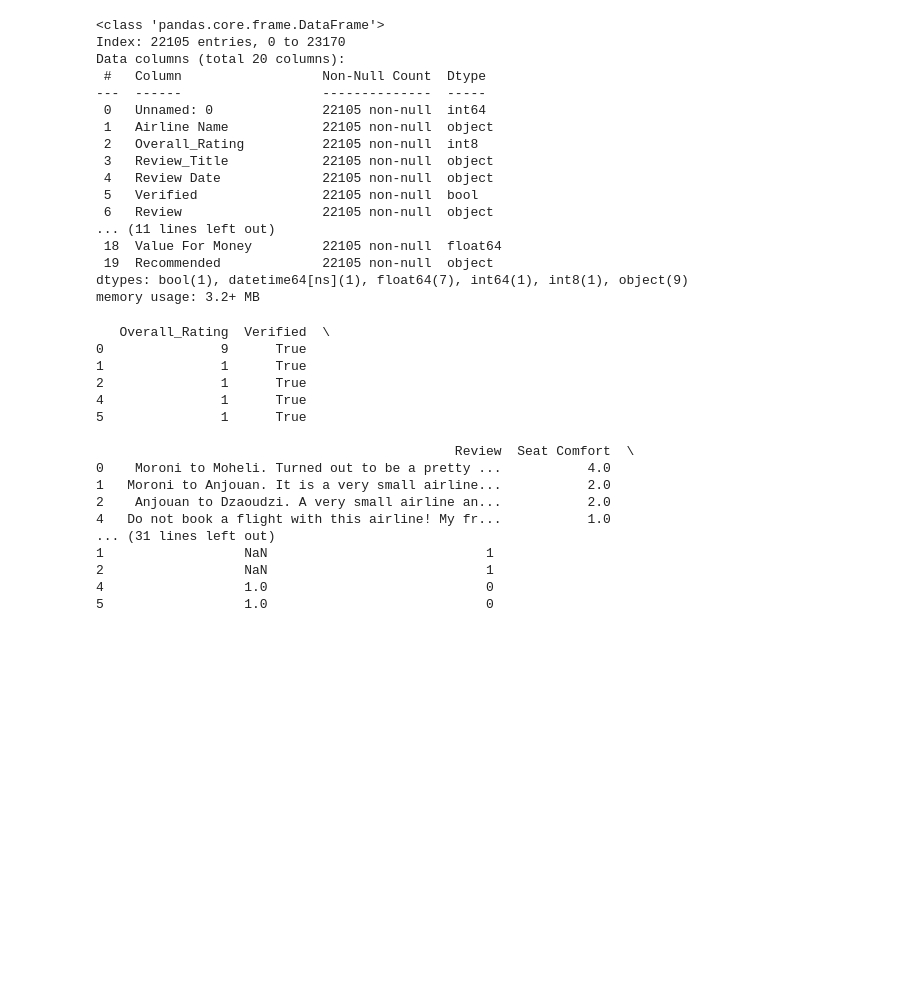
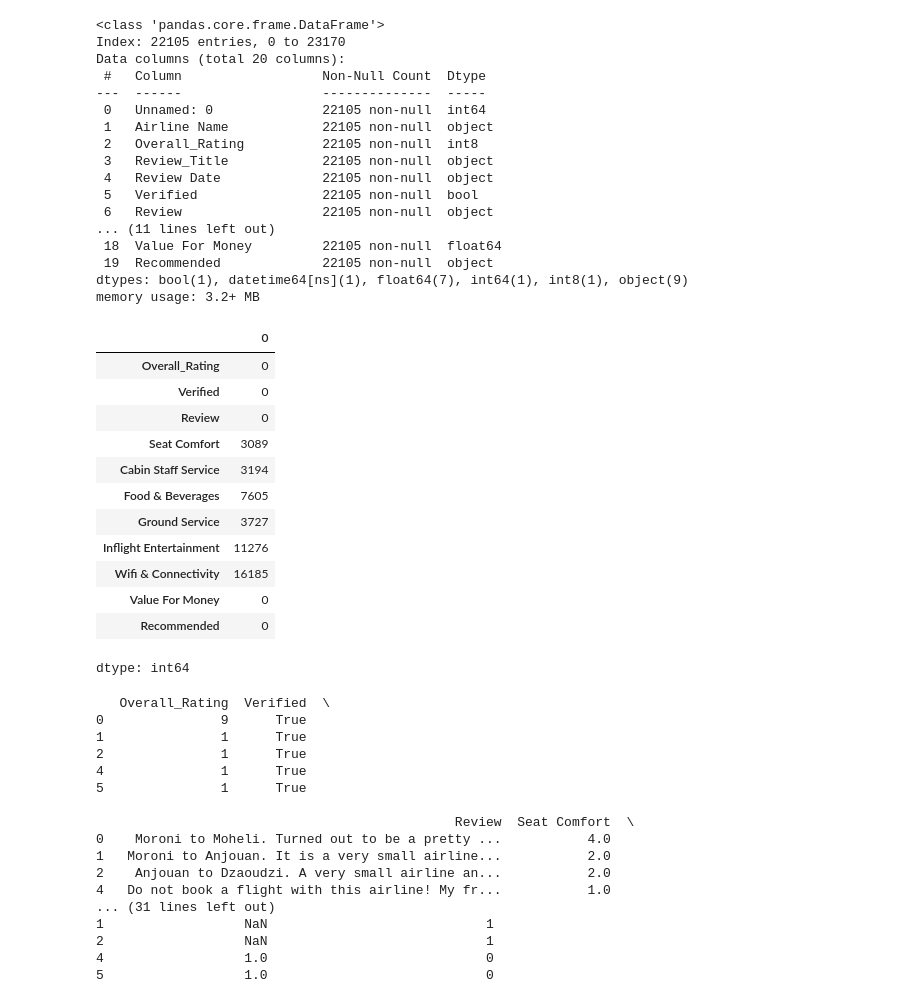
Before and after one commit to harshamathew1/Sentiment_analysis, a Jupyter notebook: project.ipynb, the cells around one changed output. Cells and saved outputs as stored; diff of their text form; code cells hidden in the pictures; blank space fills up the shorter version.

```diff
--- a/project.ipynb
+++ b/project.ipynb
@@ -216,4 +216,20 @@ memory usage: 3.2+ MB
 df.drop(columns=['Unnamed: 0','Review Date', 'Aircraft','Review_Title',
                  'Type Of Traveller', 'Seat Type', 'Route', 'Date Flown','Airline Name'],
         inplace=True)
+# %%
+df.isnull().sum()
+# %% [output]
+|  | 0 |
+| Overall_Rating | 0 |
+| Verified | 0 |
+| Review | 0 |
+| Seat Comfort | 3089 |
+| Cabin Staff Service | 3194 |
+| Food & Beverages | 7605 |
+| Ground Service | 3727 |
+| Inflight Entertainment | 11276 |
+| Wifi & Connectivity | 16185 |
+| Value For Money | 0 |
+| Recommended | 0 |
+dtype: int64
 # %%
```
Also changed, not shown: parts of 12 cells of this notebook.
